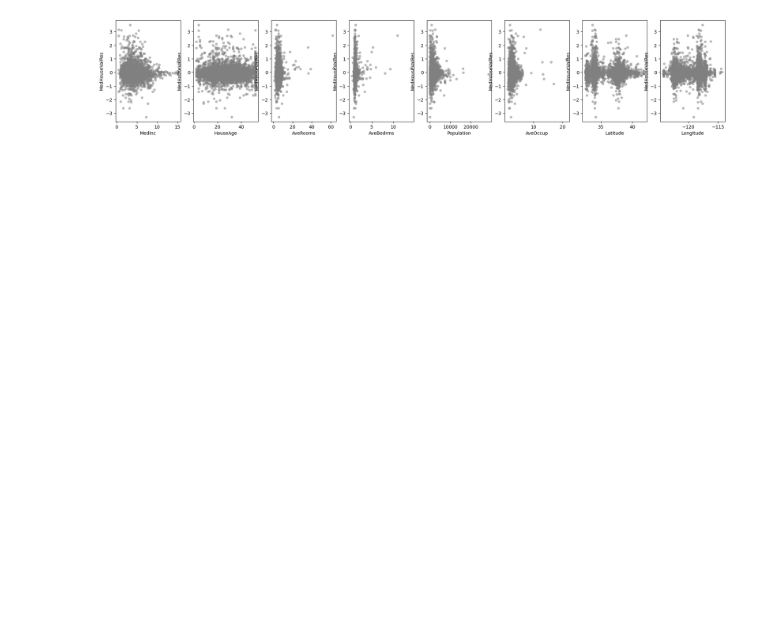
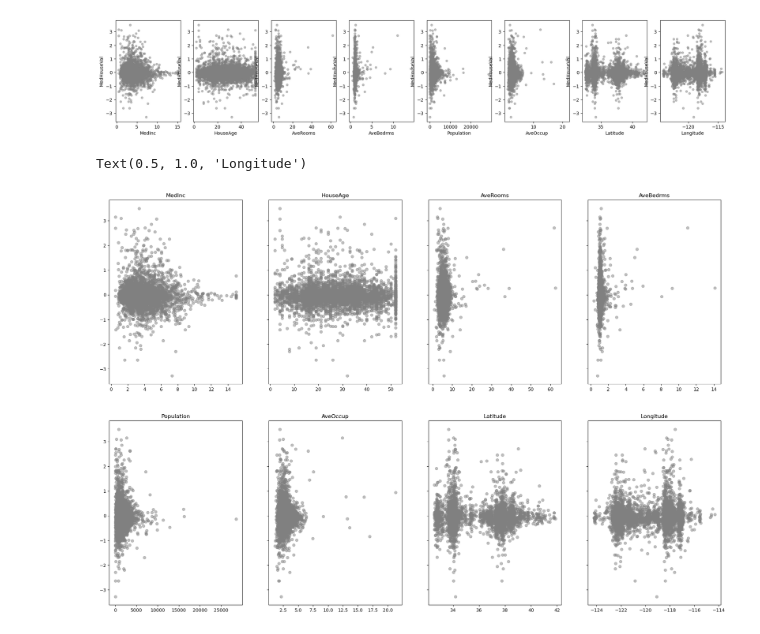
Before and after one commit to PacktPublishing/XGBoost-for-Regression-Predictive-Modeling-and-Time-Series-Analysis, a Jupyter notebook: ch4/housingvaluepredicter.ipynb, the cells around one changed output. Drawn from its saved outputs; the diff is of its cells as text; code cells hidden in the pictures; blank space fills up the shorter version.

```diff
--- a/ch4/housingvaluepredicter.ipynb
+++ b/ch4/housingvaluepredicter.ipynb
@@ -202,0 +201,2 @@ Name: MedHouseVal, Length: 4128, dtype: float64
+# %%
+X_testResiduals = pd.concat([X_test, residuals], axis=1)
@@ -208,2 +217,26 @@ for xcol, ax in zip(X_test.loc[:].columns,axes):
 # %% [output]
 [figure]
+# %%
+#for xcol in (X_test.loc[:].columns):
+#    X_testResiduals.plot(kind="scatter", x=xcol, y="MedHouseVal", alpha=0.5, color="grey")
+
+f, axes = plt.subplots(nrows=2, ncols=4, figsize=(24,16), sharey=True)
+axes[0,0].scatter(x=X_testResiduals["MedInc"], y=X_testResiduals["MedHouseVal"], alpha=0.5, color="grey")
+axes[0,0].set_title("MedInc")
+axes[0,1].scatter(x=X_testResiduals["HouseAge"], y=X_testResiduals["MedHouseVal"], alpha=0.5, color="grey")
+axes[0,1].set_title("HouseAge")
+axes[0,2].scatter(x=X_testResiduals["AveRooms"], y=X_testResiduals["MedHouseVal"], alpha=0.5, color="grey")
+axes[0,2].set_title("AveRooms")
+axes[0,3].scatter(x=X_testResiduals["AveBedrms"], y=X_testResiduals["MedHouseVal"], alpha=0.5, color="grey")
+axes[0,3].set_title("AveBedrms")
+axes[1,0].scatter(x=X_testResiduals["Population"], y=X_testResiduals["MedHouseVal"], alpha=0.5, color="grey")
+axes[1,0].set_title("Population")
+axes[1,1].scatter(x=X_testResiduals["AveOccup"], y=X_testResiduals["MedHouseVal"], alpha=0.5, color="grey")
+axes[1,1].set_title("AveOccup")
+axes[1,2].scatter(x=X_testResiduals["Latitude"], y=X_testResiduals["MedHouseVal"], alpha=0.5, color="grey")
+axes[1,2].set_title("Latitude")
+axes[1,3].scatter(x=X_testResiduals["Longitude"], y=X_testResiduals["MedHouseVal"], alpha=0.5, color="grey")
+axes[1,3].set_title("Longitude")
+# %% [output]
+Text(0.5, 1.0, 'Longitude')
+[figure, added]
```
Also changed, not shown: parts of 10 cells of this notebook.
